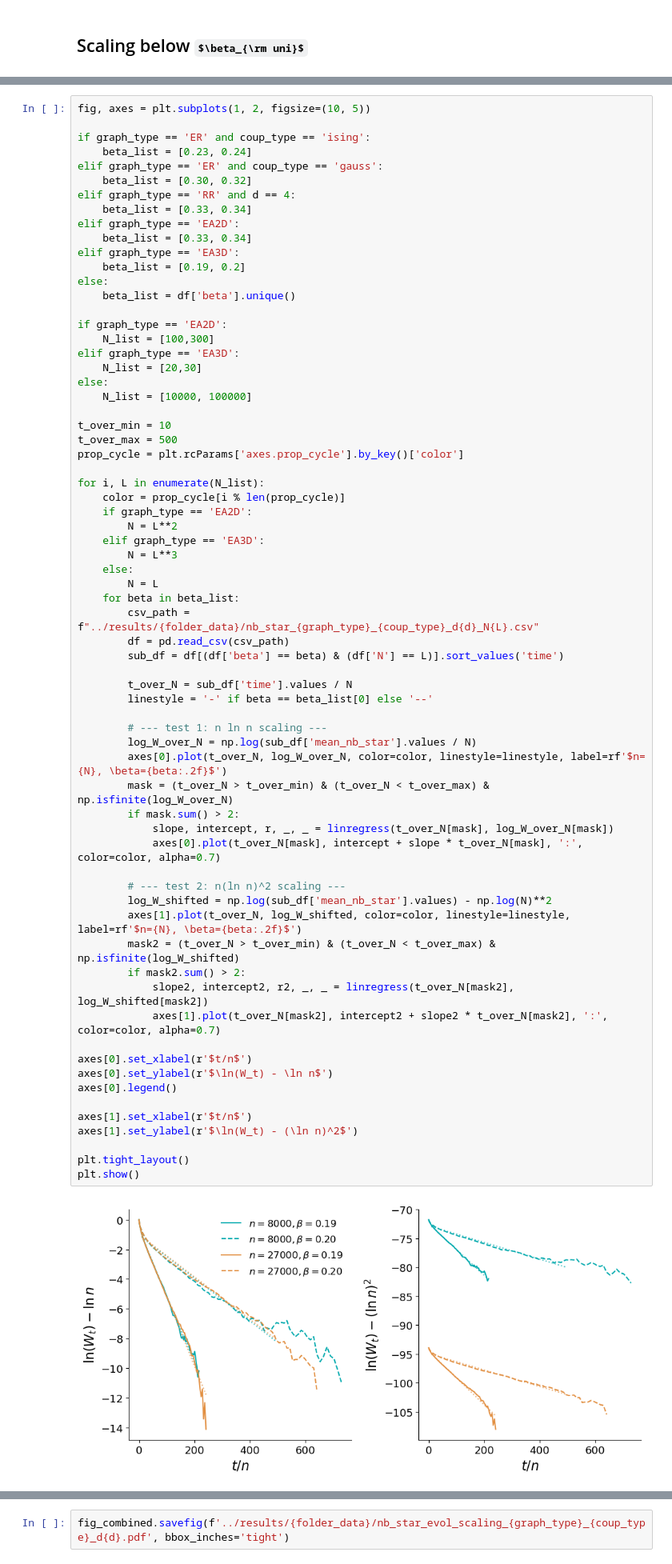
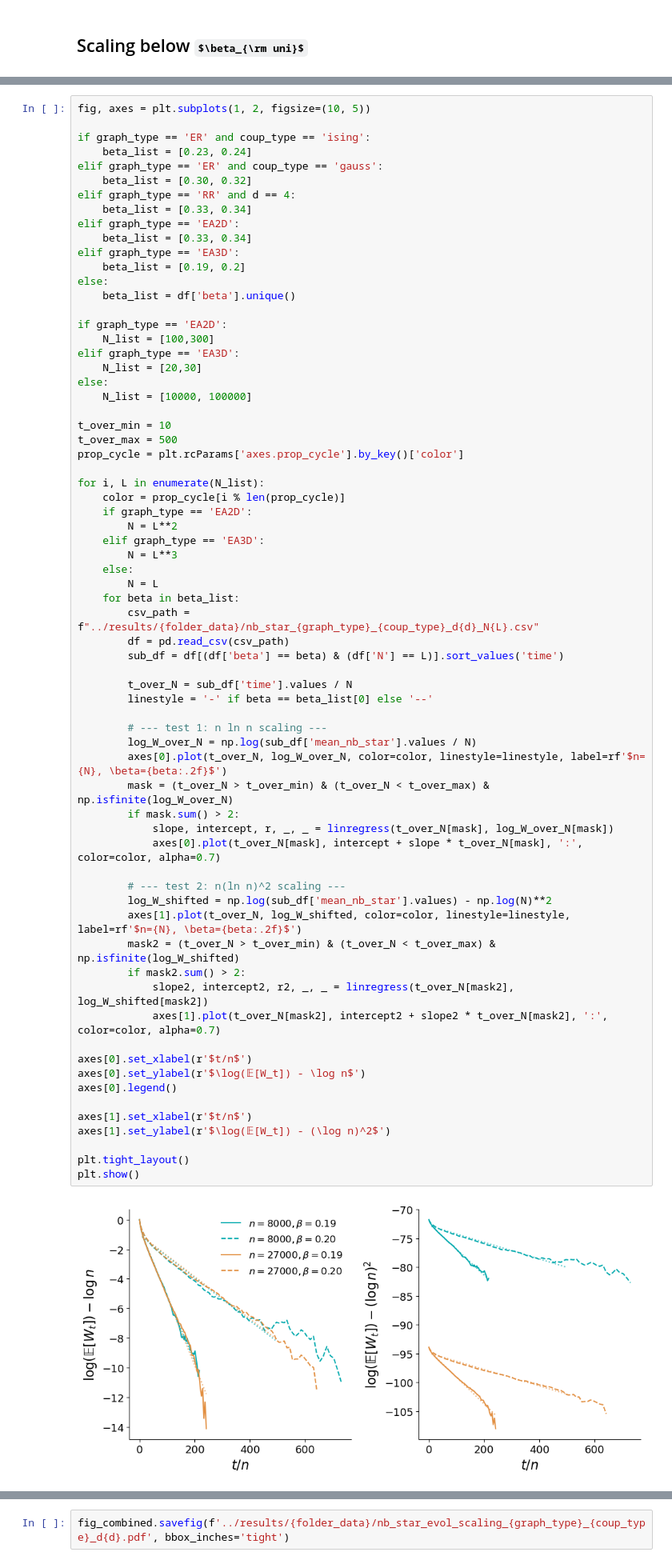
Before and after one commit to LouiseBudzynski/Bounding_Chain_Disordered_Ising_Models, a Jupyter notebook: notebooks/read_nb_star.ipynb, the cells around one changed output, grey strips where cells are left out. Shown at 80% size. Cells and saved outputs as stored; diff of their text form; some formulas as TeX source.

Commit message:
legend plots nb_stars

```diff
--- a/notebooks/read_nb_star.ipynb
+++ b/notebooks/read_nb_star.ipynb
@@ -170,36 +172,36 @@ for i, L in enumerate(N_list):
         df = pd.read_csv(csv_path)
         sub_df = df[(df['beta'] == beta) & (df['N'] == L)].sort_values('time')
 
         t_over_N = sub_df['time'].values / N
         linestyle = '-' if beta == beta_list[0] else '--'
 
         # --- test 1: n ln n scaling ---
         log_W_over_N = np.log(sub_df['mean_nb_star'].values / N)
         axes[0].plot(t_over_N, log_W_over_N, color=color, linestyle=linestyle, label=rf'$n={N}, \beta={beta:.2f}$')
         mask = (t_over_N > t_over_min) & (t_over_N < t_over_max) & np.isfinite(log_W_over_N)
         if mask.sum() > 2:
             slope, intercept, r, _, _ = linregress(t_over_N[mask], log_W_over_N[mask])
             axes[0].plot(t_over_N[mask], intercept + slope * t_over_N[mask], ':', color=color, alpha=0.7)
 
         # --- test 2: n(ln n)^2 scaling ---
         log_W_shifted = np.log(sub_df['mean_nb_star'].values) - np.log(N)**2
         axes[1].plot(t_over_N, log_W_shifted, color=color, linestyle=linestyle, label=rf'$n={N}, \beta={beta:.2f}$')
         mask2 = (t_over_N > t_over_min) & (t_over_N < t_over_max) & np.isfinite(log_W_shifted)
         if mask2.sum() > 2:
             slope2, intercept2, r2, _, _ = linregress(t_over_N[mask2], log_W_shifted[mask2])
             axes[1].plot(t_over_N[mask2], intercept2 + slope2 * t_over_N[mask2], ':', color=color, alpha=0.7)
 
 axes[0].set_xlabel(r'$t/n$')
-axes[0].set_ylabel(r'$\ln(W_t) - \ln n$')
+axes[0].set_ylabel(r'$\log(𝔼[W_t]) - \log n$')
 axes[0].legend()
 
 axes[1].set_xlabel(r'$t/n$')
-axes[1].set_ylabel(r'$\ln(W_t) - (\ln n)^2$')
+axes[1].set_ylabel(r'$\log(𝔼[W_t]) - (\log n)^2$')
 
 plt.tight_layout()
 plt.show()
 # %% [output]
-[figure, old version]
+[figure, new version]
 # %%
 fig_combined, axes_c = plt.subplots(1, 3, figsize=(18, 5))
 
```
Also changed, not shown: parts of 3 cells of this notebook, 7 other files.
